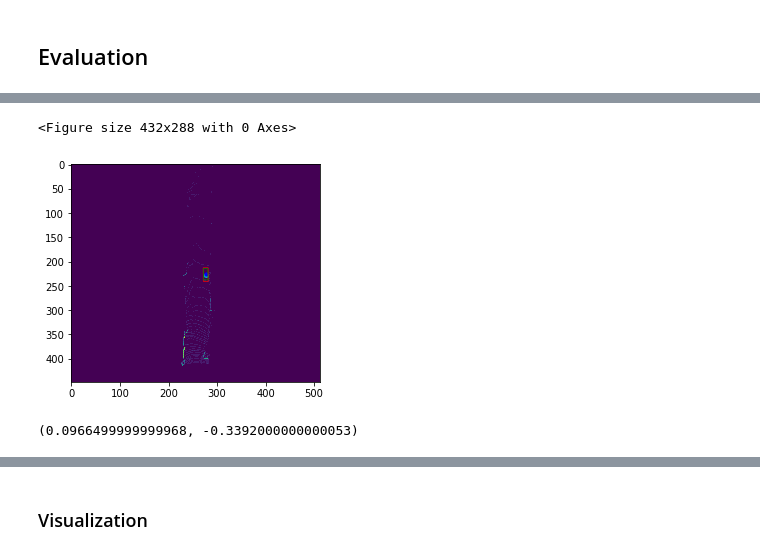
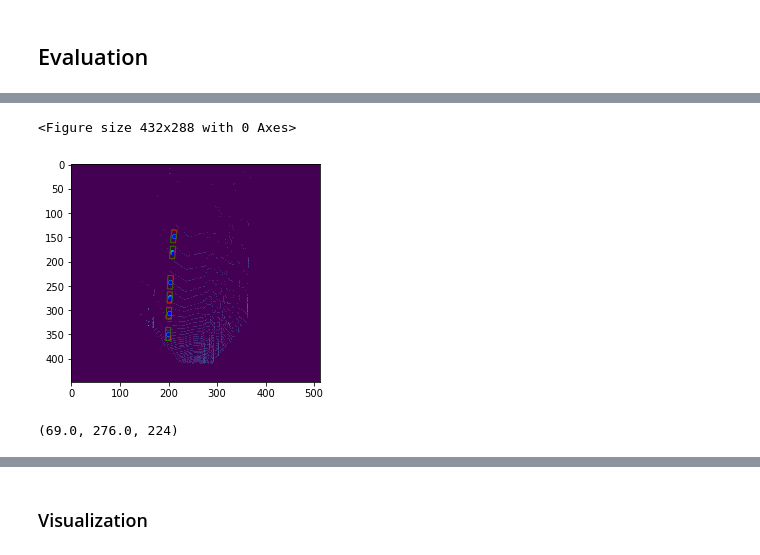
Before and after one commit to marmohamed/Multi-Modal-Fusion-For-3d-Object-Detection, a Jupyter notebook: src/Notebooks/Model Evaluation-Copy1.ipynb, the cells around one changed output, grey strips where cells are left out. Saved outputs shown, nothing was run; the diff lists cells and outputs as text; code cells hidden in the pictures.

```diff
--- a/src/Notebooks/Model Evaluation-Copy1.ipynb
+++ b/src/Notebooks/Model Evaluation-Copy1.ipynb
@@ -730,7 +749,7 @@ list_lidar_paths = list(map(lambda x: base_path+'/data_object_velodyne/training/
 list_label_paths = list(map(lambda x: base_path + '/data_object_label_2/training/label_2/' + x + '.txt', list_files))
 list_calib_paths = list(map(lambda x: base_path + '/data_object_calib/training/calib/' + x + '.txt', list_files))
 # %%
-i_c = 1
+i_c = 23
 current_file = list_files[i_c]
 current_file
 # %% [output]
@@ -755,9 +784,10 @@ with model.graph.as_default():
   config.gpu_options.allow_growth = True
 
   with tf.Session(config=config) as sess:
-#     model.saver.restore(sess, tf.train.latest_checkpoint('../training_files/tmp_best2/'))
-#     model.saver.restore(sess, tf.train.latest_checkpoint('../training_files/tmp/'))
-    model.saver.restore(sess, tf.train.latest_checkpoint('../training_files_archive/training_files_3/tmp/'))
+    model.saver.restore(sess, tf.train.latest_checkpoint('../training_files/tmp/'))
+#     model.saver.restore(sess, tf.train.latest_checkpoint('../training_files_archive/training_files/tmp/'))
+#     model.saver.restore(sess, tf.train.latest_checkpoint('../training_files_to_resume/tmp/'))
+#     model.saver.restore(sess, tf.train.latest_checkpoint('../training_files_archive/training_files_3/tmp/'))
     dataset = data_generator(base_path, i_c, list_camera_paths, list_lidar_paths, list_label_paths, list_calib_paths)
 
     i = 0
@@ -1027,34 +1224,34 @@ plt.show()
 th=0.00001
 truth_value = feed_dict[model.y_true][0, :, :, :]
 # truth_value = None
-converted_points = convert_prediction_into_real_values(final_output[0, :, :, :], truth_value=truth_value, th=th)
-print(converted_points)
+converted_points = convert_prediction_into_real_values2(final_output[0, :, :, :], truth_value=truth_value, th=th)
+# print(converted_points)
 # converted_points = convert_prediction_into_real_values(final_output[0, :, :, :, :], th=th)
 points = get_points(converted_points, list_calib_paths[i_c], th=th)
-print(points)
+# print(points)
 res = '\n'.join([' '.join([str(l) for l in points[i]]) for i in range(len(points))])
 
 
-# if True:
-#         print('-------------------')
-#         labels, indxes = read_label2(res, base_path + '/data_object_calib/training/calib/'+ current_file + '.txt', 0, 0, get_actual_dims=True, from_file=False)
-#         print(len(labels), len(points))
-#         if len(labels) != len(points):
-#             print('not the same')
+if True:
+        print('-------------------')
+        labels, indxes = read_label2(res, base_path + '/data_object_calib/training/calib/'+ current_file + '.txt', 0, 0, get_actual_dims=True, from_file=False)
+        print(len(labels), len(points))
+        if len(labels) != len(points):
+            print('not the same')
 
-#         points = np.array(points)
-#         points = points[indxes]
-#         if len(labels) > 0:
-#             selected_idx = nms(labels, np.array([points[i][-1] for i in range(len(points))]), max_output_size=100, iou_threshold=0.3)
-#         else:
-#             selected_idx = []
-# #         print('done', len(selected_idx))
+        points = np.array(points)
+        points = points[indxes]
+        if len(labels) > 0:
+            selected_idx = nms(labels, np.array([points[i][-1] for i in range(len(points))]), max_output_size=100, iou_threshold=0.3)
+        else:
+            selected_idx = []
+#         print('done', len(selected_idx))
 
-#         if len(selected_idx) > 0:
-#             points = points[selected_idx]
-#             res = '\n'.join([' '.join([str(l) for l in points[i]]) for i in range(len(points))])
-#         else:
-#             res=""
+        if len(selected_idx) > 0:
+            points = points[selected_idx]
+            res = '\n'.join([' '.join([str(l) for l in points[i]]) for i in range(len(points))])
+        else:
+            res=""
 
 text_file = open('./' + current_file + '.txt', "wb+")
 text_file.write(res.encode())
@@ -1066,21 +1263,13 @@ data_reader_obj.label_reader = LabelReader('./' + current_file + '.txt',
                                            rot, tr, sc, ang, data_reader_obj.calib_reader,
                                         get_actual_dims=True,
                                         from_file=True, fliplr=fliplr)
-# data_reader_obj.label_reader = LabelReader(list_label_paths[i_c],
-#                                            base_path + '/data_object_calib/training/calib/'+ current_file + '.txt',
-#                                            rot, tr, sc, ang, data_reader_obj.calib_reader,
-#                                         get_actual_dims=True,
-#                                         from_file=True, fliplr=fliplr)
+
 points, label_bev, directions = data_reader_obj.read_label()
 
-#groundtruth
-# Create figure and axes
 plt.clf()
 fig,ax = plt.subplots(1)
 
-# Display the image
 img = np.clip(np.mean(lidar_image[:, :, 18:], 2), 0, 1)
-# img = cv2.resize(img, (112, 128))
 ax.imshow(img)
 
 for i in range(0, len(label)):
@@ -1091,14 +1280,9 @@ for i in range(0, len(label)):
 
     plt.scatter(y, x, s=15, c='c')
     a = label[i][6]
-#     if a < 0:
-#       a = a + 3.14
 
     print(y, x, w, h, -a*57.2958)
-#     print(w, h, a*57.2958
-#     rect = patches.Rectangle((y, x),w, h, angle= a*57.2958,linewidth=0.75,edgecolor='r',facecolor='none')
 
-#     ax.add_patch(rect)
 
     polygon = convert5Pointto8Point(y, x, w, h, -a*57.2958)
     xs = polygon[0::2]
@@ -1109,8 +1293,7 @@ for i in range(0, len(label)):
 
     rect = patches.Polygon(l,linewidth=0.75,edgecolor='r',facecolor='none')
     ax.add_patch(rect)
-#     if i == 1:
-#         break
+
 
 print()
 
@@ -1154,6 +1337,6 @@ pts_3d_ref
 <Figure size 432x288 with 0 Axes>
-[figure, old version]
+[figure, new version]
-# %%
-278.3866 / 4 - 69.5, 276.6432/4 - 69.5
-# %% [output]
-(0.0966499999999968, -0.3392000000000053)
+# %%
+278.64734 // 4, 69.0*4, 56*4
+# %% [output]
+(69.0, 276.0, 224)
```
Also changed, not shown: parts of 47 cells of this notebook, 1 other file.
